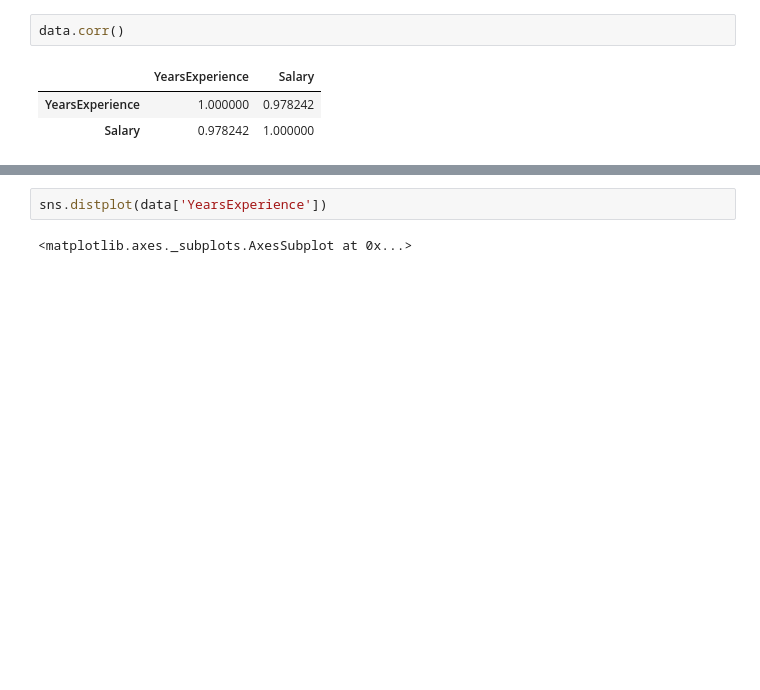
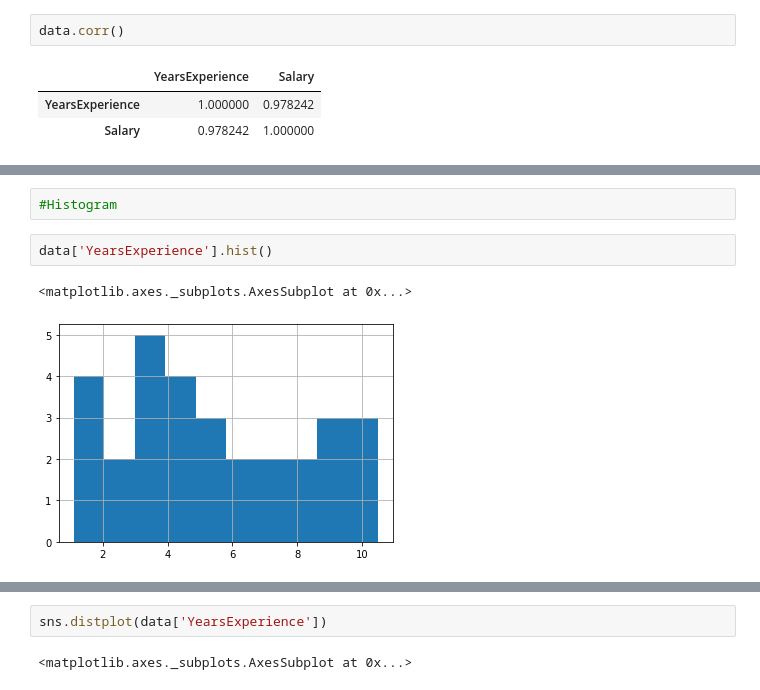
Before and after one commit to conred5/DataScienceAssignments, a Jupyter notebook: Simple linear Regression/SalaryHike.ipynb, the cells around one changed output, grey strips where cells are left out. Saved outputs shown, nothing was run; the diff lists cells and outputs as text; blank space fills up the shorter version.

```diff
--- a/Simple linear Regression/SalaryHike.ipynb
+++ b/Simple linear Regression/SalaryHike.ipynb
@@ -46,0 +57,7 @@ data.corr()
+# %%
+#Histogram
+# %%
+data['YearsExperience'].hist()
+# %% [output]
+<matplotlib.axes._subplots.AxesSubplot at 0x...>
+[figure, added]
```
Also changed, not shown: parts of 41 cells of this notebook, 1 other file.
